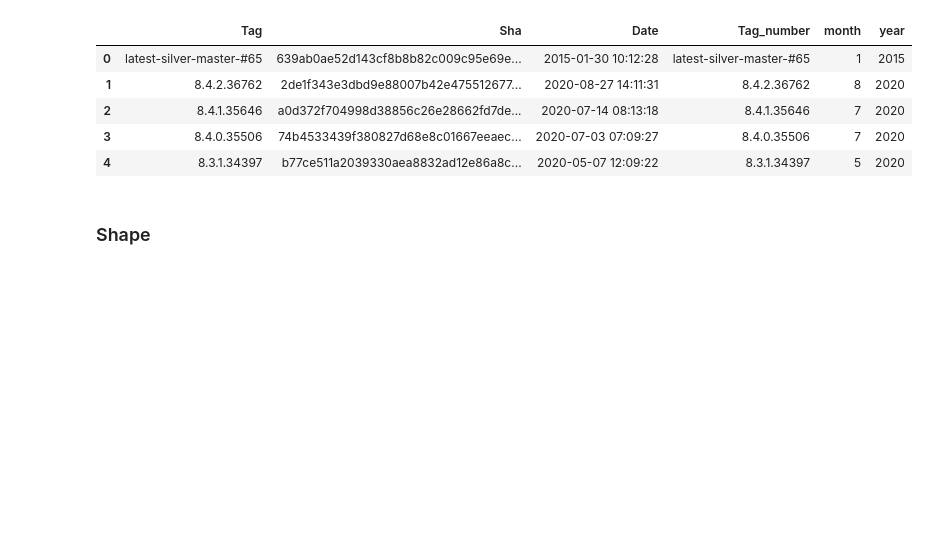
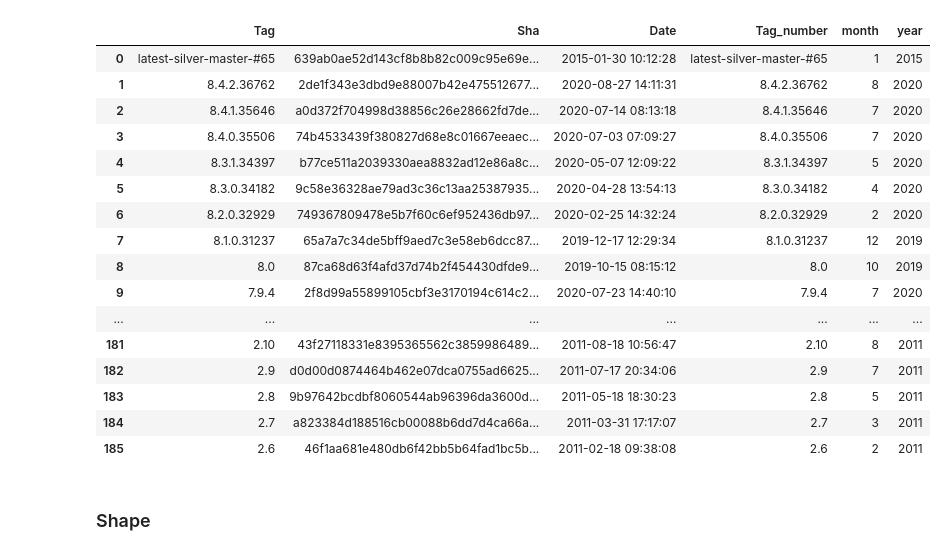
Before and after one commit to IncioMan/Continuous-Integration-metrics-for-post-release-bugs-prediction, a Jupyter notebook: notebooks/analysis/Releases_analysis.ipynb, the cells around one changed output. Drawn from its saved outputs; the diff is of its cells as text; code cells hidden in the pictures; blank space fills up the shorter version.

```diff
--- a/notebooks/analysis/Releases_analysis.ipynb
+++ b/notebooks/analysis/Releases_analysis.ipynb
@@ -9,22 +9,34 @@ import matplotlib
 import matplotlib.pyplot as plt
 matplotlib.rcParams['figure.figsize'] = (15.0, 5.0)
 pd.set_option('display.max_columns', 120)
+pd.set_option('display.max_rows', 200)
 # %%
 pkl_folder = "../../pkl"
 csv_folder = "../../csv"
 # %%
 tags = pd.read_csv(f"{csv_folder}/tags.csv", index_col=0)
 tags.Date = pd.to_datetime(tags.Date)
 tags["month"] = tags.Date.dt.month
 tags["year"] = tags.Date.dt.year
-tags.head()
+tags
 # %% [output]
 |  | Tag | Sha | Date | Tag_number | month | year |
 | 0 | latest-silver-master-#65 | 639ab0ae52d143cf8b8b82c009c95e69e... | 2015-01-30 10:12:28 | latest-silver-master-#65 | 1 | 2015 |
 | 1 | 8.4.2.36762 | 2de1f343e3dbd9e88007b42e475512677... | 2020-08-27 14:11:31 | 8.4.2.36762 | 8 | 2020 |
 | 2 | 8.4.1.35646 | a0d372f704998d38856c26e28662fd7de... | 2020-07-14 08:13:18 | 8.4.1.35646 | 7 | 2020 |
 | 3 | 8.4.0.35506 | 74b4533439f380827d68e8c01667eeaec... | 2020-07-03 07:09:27 | 8.4.0.35506 | 7 | 2020 |
 | 4 | 8.3.1.34397 | b77ce511a2039330aea8832ad12e86a8c... | 2020-05-07 12:09:22 | 8.3.1.34397 | 5 | 2020 |
+| 5 | 8.3.0.34182 | 9c58e36328ae79ad3c36c13aa25387935... | 2020-04-28 13:54:13 | 8.3.0.34182 | 4 | 2020 |
+| 6 | 8.2.0.32929 | 749367809478e5b7f60c6ef952436db97... | 2020-02-25 14:32:24 | 8.2.0.32929 | 2 | 2020 |
+| 7 | 8.1.0.31237 | 65a7a7c34de5bff9aed7c3e58eb6dcc87... | 2019-12-17 12:29:34 | 8.1.0.31237 | 12 | 2019 |
+| 8 | 8.0 | 87ca68d63f4afd37d74b2f454430dfde9... | 2019-10-15 08:15:12 | 8.0 | 10 | 2019 |
+| 9 | 7.9.4 | 2f8d99a55899105cbf3e3170194c614c2... | 2020-07-23 14:40:10 | 7.9.4 | 7 | 2020 |
+| ... | ... | ... | ... | ... | ... | ... |
+| 181 | 2.10 | 43f27118331e8395365562c3859986489... | 2011-08-18 10:56:47 | 2.10 | 8 | 2011 |
+| 182 | 2.9 | d0d00d0874464b462e07dca0755ad6625... | 2011-07-17 20:34:06 | 2.9 | 7 | 2011 |
+| 183 | 2.8 | 9b97642bcdbf8060544ab96396da3600d... | 2011-05-18 18:30:23 | 2.8 | 5 | 2011 |
+| 184 | 2.7 | a823384d188516cb00088b6dd7d4ca66a... | 2011-03-31 17:17:07 | 2.7 | 3 | 2011 |
+| 185 | 2.6 | 46f1aa681e480db6f42bb5b64fad1bc5b... | 2011-02-18 09:38:08 | 2.6 | 2 | 2011 |
 # %% [markdown]
 ### Shape
 # %%
```
Also changed, not shown: 39 other files.
